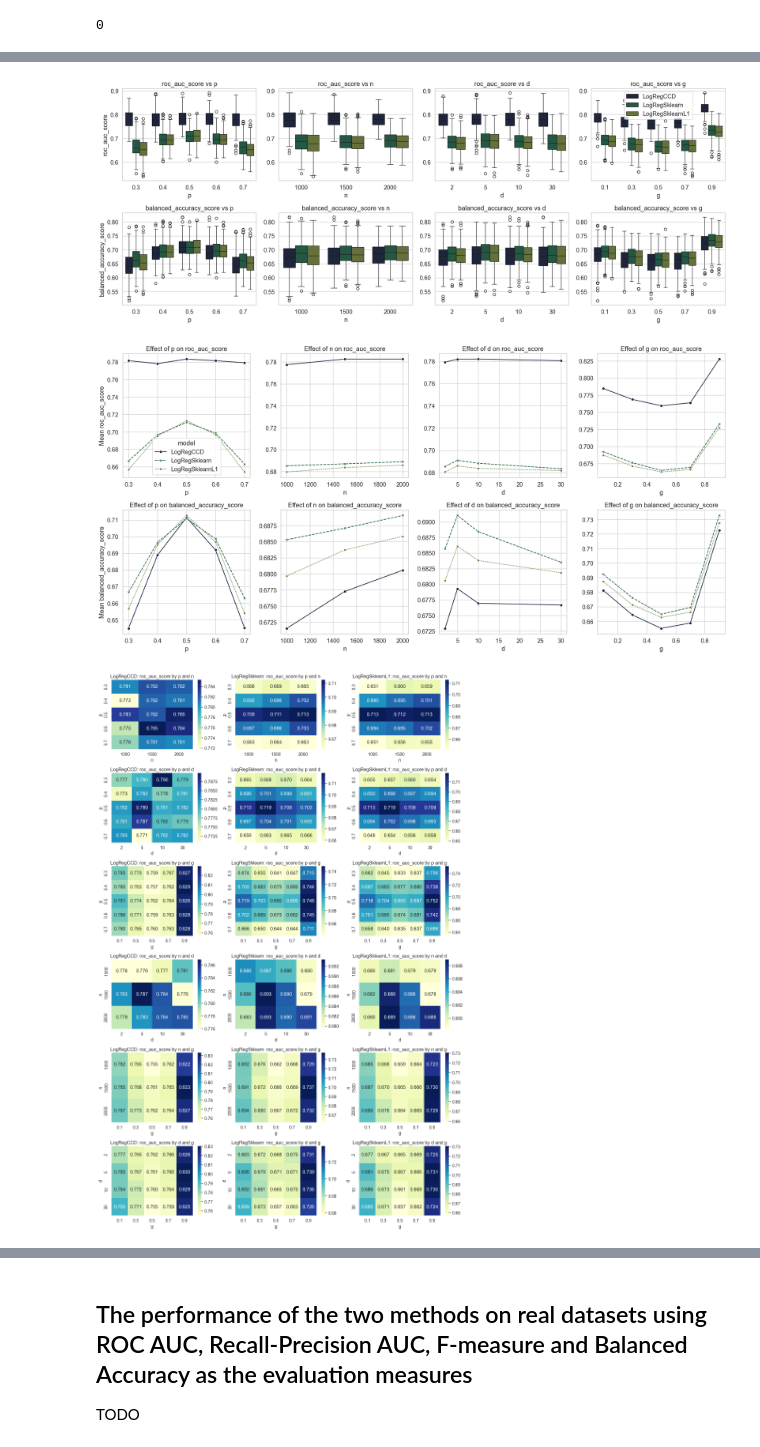
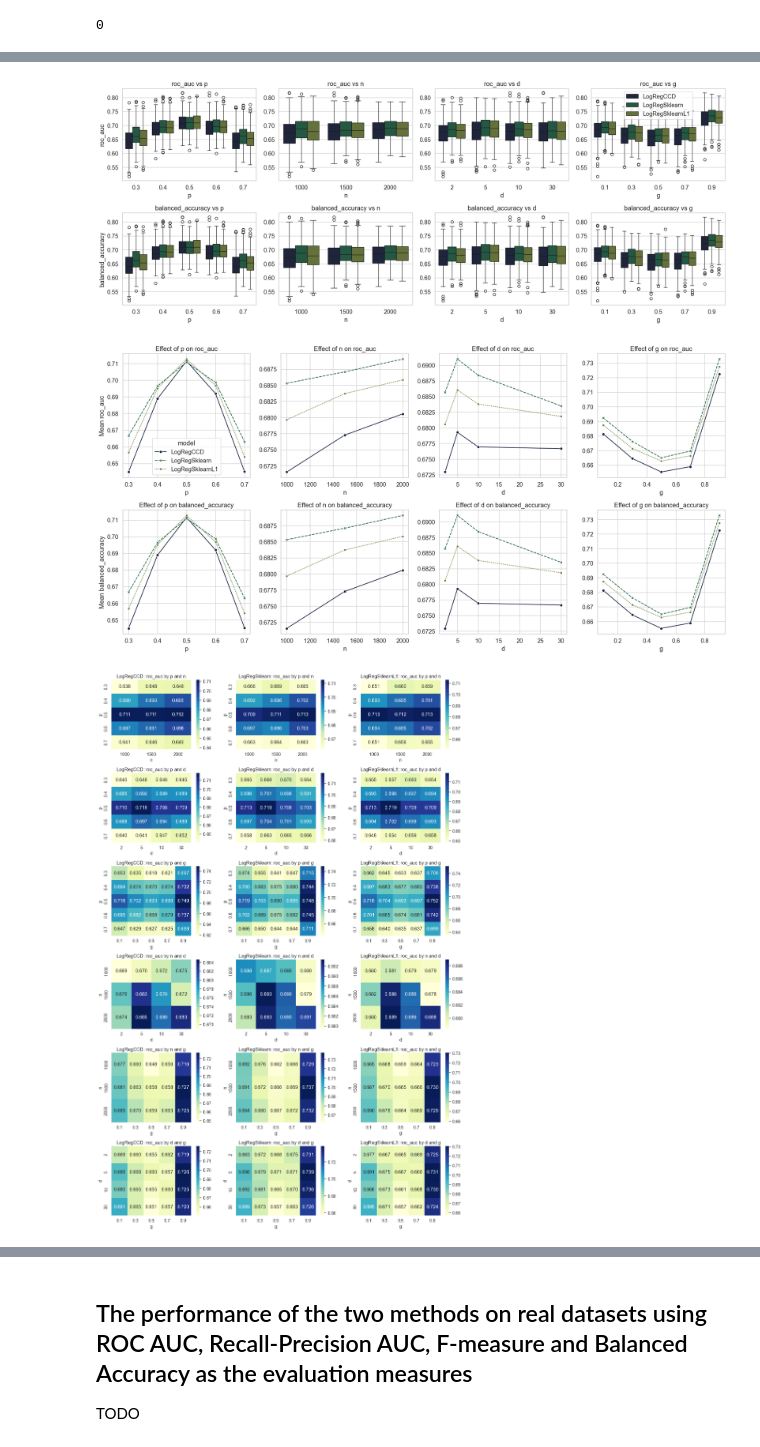
Before and after one commit to PrusWielki/ccg-logistic-regression, a Jupyter notebook: solution.ipynb, the cells around one changed output, grey strips where cells are left out. Cells and saved outputs as stored; diff of their text form; code cells hidden in the pictures.

```diff
--- a/solution.ipynb
+++ b/solution.ipynb
@@ -984,34 +984,34 @@ results_df.head(12)
 # %%
 parameters = ["p", "n", "d", "g"]
 
-metrics_of_interest = [roc_auc_score.__name__, balanced_accuracy_score.__name__]
+metrics_of_interest = [roc_auc.__name__, balanced_accuracy.__name__]
 
 fig, axes = plt.subplots(len(metrics_of_interest), len(parameters), figsize=(20, 8))
 
 for i, metric in enumerate(metrics_of_interest):
     for j, param in enumerate(parameters):
         metric_data = results_df[results_df["metric_name"] == metric]
 
         sns.boxplot(
             data=metric_data, x=param, y="metric_value", hue="model", ax=axes[i, j]
         )
 
         axes[i, j].set_title(f"{metric} vs {param}")
         if j == 0:
             axes[i, j].set_ylabel(metric)
         else:
             axes[i, j].set_ylabel("")
 
         if j != len(parameters) - 1 or i != 0:
             axes[i, j].get_legend().remove()
         else:
             axes[i, j].legend(loc="upper center")
 
 plt.tight_layout()
 plt.savefig(f"{CONST_RESULTS_DIRECTORY_PATH}/parameter_facet_grid.png")
 plt.show()
 # %% [output]
-[figure, old version]
+[figure, new version]
 # %%
 parameters = ["p", "n", "d", "g"]
 
@@ -1047,7 +1047,7 @@ plt.tight_layout()
 plt.savefig(f"{CONST_RESULTS_DIRECTORY_PATH}/parameter_influence.png")
 plt.show()
 # %% [output]
-[figure, old version]
+[figure, new version]
 # %%
 metric_to_visualize = metrics_of_interest[0]
 metric_data = results_df[results_df["metric_name"] == metric_to_visualize]
@@ -1079,7 +1079,7 @@ plt.savefig(
 )
 plt.show()
 # %% [output]
-[figure, old version]
+[figure, new version]
 # %%
 plt.figure(figsize=(10, 6))
 sns.boxplot(
```
Also changed, not shown: parts of 7 cells of this notebook, 5 other files.
